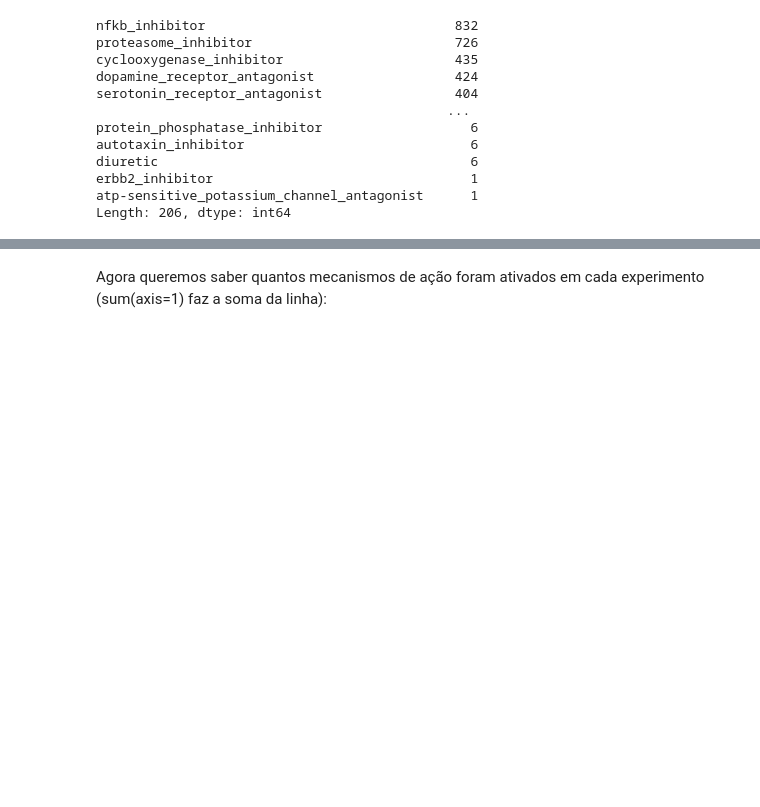
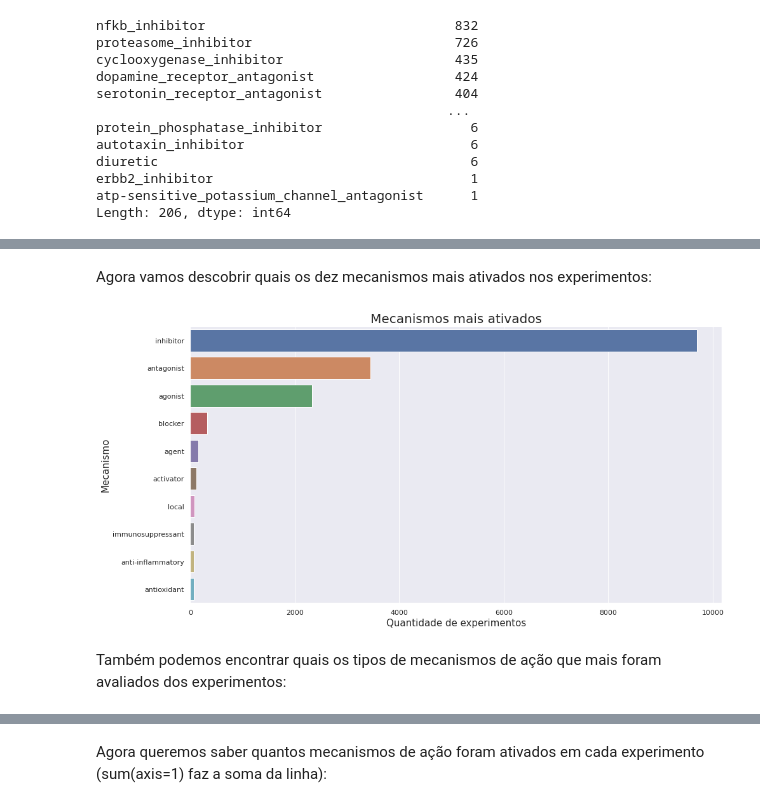
Before and after one commit to mantovani-mcl/imersao-dados-drug-discovery, a Jupyter notebook: imersaoDados.ipynb, the cells around one changed output, grey strips where cells are left out. Drawn from its saved outputs; the diff is of its cells as text; code cells hidden in the pictures; blank space fills up the shorter version.

```diff
--- a/imersaoDados.ipynb
+++ b/imersaoDados.ipynb
@@ -895,0 +897,5 @@ Podemos observar em separado quantos experimentos ativaram os inibidores, agonis
+# %%
+contagem_moa = dados_resultados.drop(['id'], axis=1).sum().sort_values(ascending=False)
+contagem_moa = contagem_moa.reset_index()
+contagem_moa.rename(columns={'index':'MOAs',0: 'Contagem'}, inplace=True)
+contagem_moa
@@ -895,0 +918,3 @@ Podemos observar em separado quantos experimentos ativaram os inibidores, agonis
+# %%
+contagem_moa['sufixos'] = contagem_moa['MOAs'].apply(lambda x: x.split('_')[-1])
+contagem_moa
@@ -895,0 +951,17 @@ Podemos observar em separado quantos experimentos ativaram os inibidores, agonis
+# %% [markdown]
+Agora vamos descobrir quais os dez mecanismos mais ativados nos experimentos:
+# %%
+contagem_MOAs_ativos_por_sufixos = contagem_moa.groupby('sufixos').sum()['Contagem'].sort_values(ascending=False)
+# %%
+fig, ax = plt.subplots(1,1,figsize=(15,8))
+sns.barplot(y=contagem_MOAs_ativos_por_sufixos.head(10).index,
+            x=contagem_MOAs_ativos_por_sufixos.head(10).values, ax=ax, orient='h')
+ax.set_title('Mecanismos mais ativados', fontsize=20)
+ax.set_xlabel('Quantidade de experimentos', fontsize=15)
+ax.set_ylabel('Mecanismo', fontsize=15)
+
+plt.show()
+# %% [output]
+[figure, added]
+# %% [markdown]
+Também podemos encontrar quais os tipos de mecanismos de ação que mais foram avaliados dos experimentos:
```
Also changed, not shown: parts of 39 cells of this notebook.
